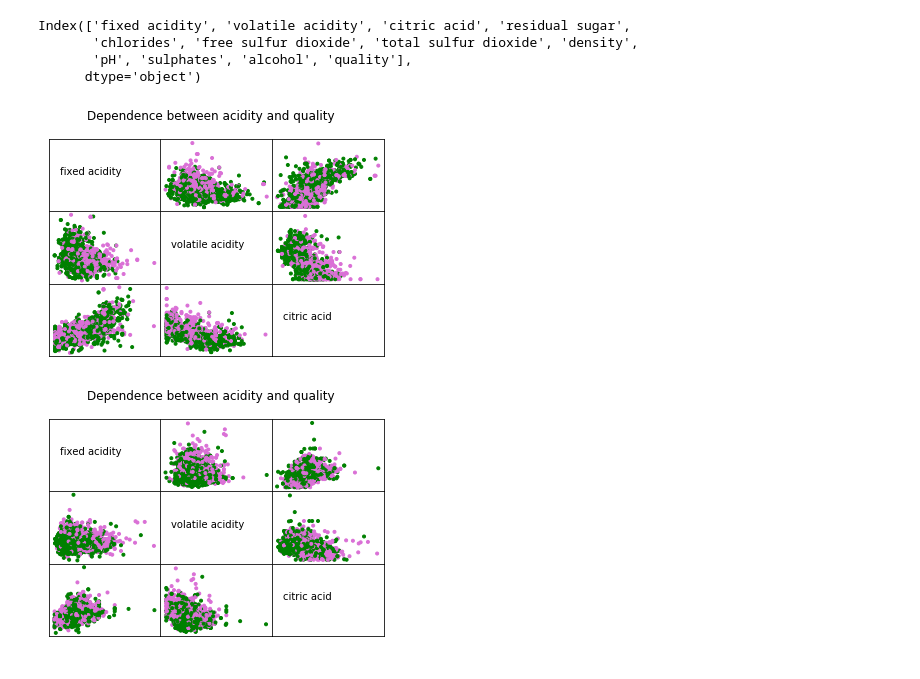
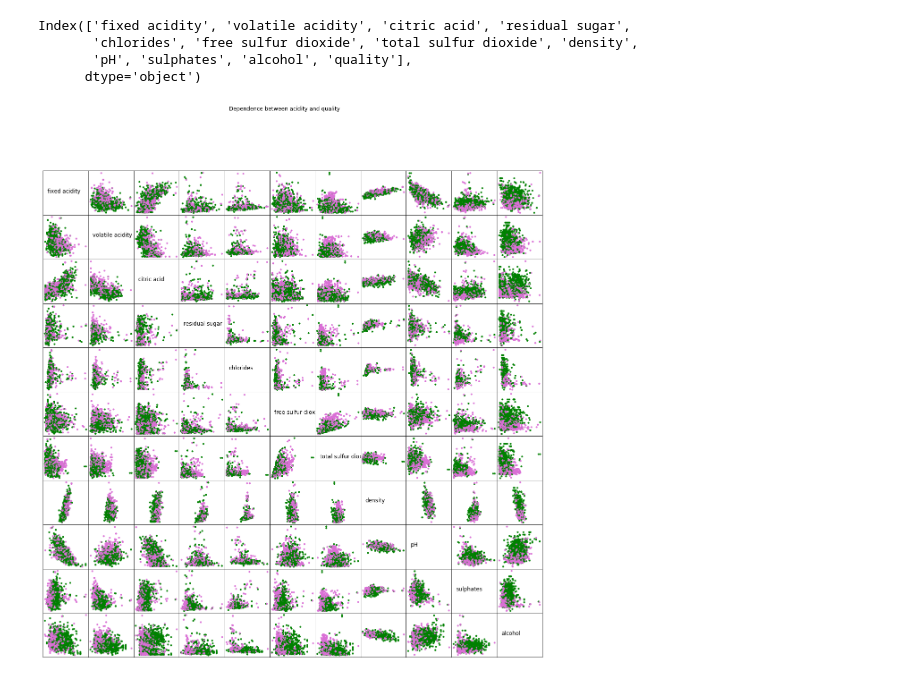
Before and after one commit to tsergien/sommelier, a Jupyter notebook: Untitled1.ipynb, the cells around one changed output. Cells and saved outputs as stored; diff of their text form; code cells hidden in the pictures.

Commit message:
resize figure

```diff
--- a/Untitled1.ipynb
+++ b/Untitled1.ipynb
@@ -12,45 +12,43 @@ import pandas as pd
 
 
 white_df = pd.read_csv("resources/winequality-white.csv", sep=";")
 red_df = pd.read_csv("resources/winequality-red.csv", sep=";")
 
 print(red_df.columns)
 
 
 def plot_scatter_matrix(wine_data, good_threshold, bad_threshold, save_plot=False):
     assert good_threshold > bad_threshold, "Please, enter good_treshold sctrictly > than bad_treshold"
     q = wine_data['quality']
 
-    labels = ['fixed acidity', 'volatile acidity', 'citric acid']
-    f, axarr = plt.subplots(3, 3)
+    labels = wine_data.columns[:-1]
+    f, axarr = plt.subplots(wine_data.shape[1]-1, wine_data.shape[1]-1, figsize=(20, 20))
     f.suptitle('Dependence between acidity and quality')
+    f.subplots_adjust(wspace=0, hspace=0)
+
     k = 0
-    f.subplots_adjust(wspace=0, hspace=0)
-    for x in [wine_data['fixed acidity'], wine_data['volatile acidity'], wine_data['citric acid']]:
+    for x in [wine_data[label] for label in labels]:
         j = 0
-        for y in [wine_data['fixed acidity'], wine_data['volatile acidity'], wine_data['citric acid']]:
+        for y in [wine_data[label] for label in labels]:
             axarr[k][j].set_xticks([])
             axarr[k][j].set_yticks([])
             if k == j:
-                axarr[k][j].text(0.1, 0.5, labels[k])
+                axarr[k][j].text(0.1, 0.5, labels[k], fontsize=12)
             else:
-                colors = [('orchid' if q[i]<= bad_threshold else ('green' if q[i]>=good_threshold else '')) for i in range(wine_data.shape[0])]
+                colors = [('orchid' if q[i]<= bad_threshold else ('green' if q[i]>=good_threshold else ''))\
+                          for i in range(wine_data.shape[0])]
                 axarr[k][j].scatter(x, y, marker='.', c=colors)
             j+=1
         k+=1
-
-    plt.savefig('fig' + str(k)+str(j)+'.png')
+    plt.savefig('fig.png') if save_plot else _
 
 
 
-
-
-plot_scatter_matrix(red_df, 6, 5)
-plot_scatter_matrix(white_df, 6, 5)
+plot_scatter_matrix(red_df, 6, 5, True)
+# plot_scatter_matrix(white_df, 6, 5)
 # %% [output]
 Index(['fixed acidity', 'volatile acidity', 'citric acid', 'residual sugar',
        'chlorides', 'free sulfur dioxide', 'total sulfur dioxide', 'density',
        'pH', 'sulphates', 'alcohol', 'quality'],
       dtype='object')
-[figure, old version]
+[figure, new version]
-[figure, removed]
```
